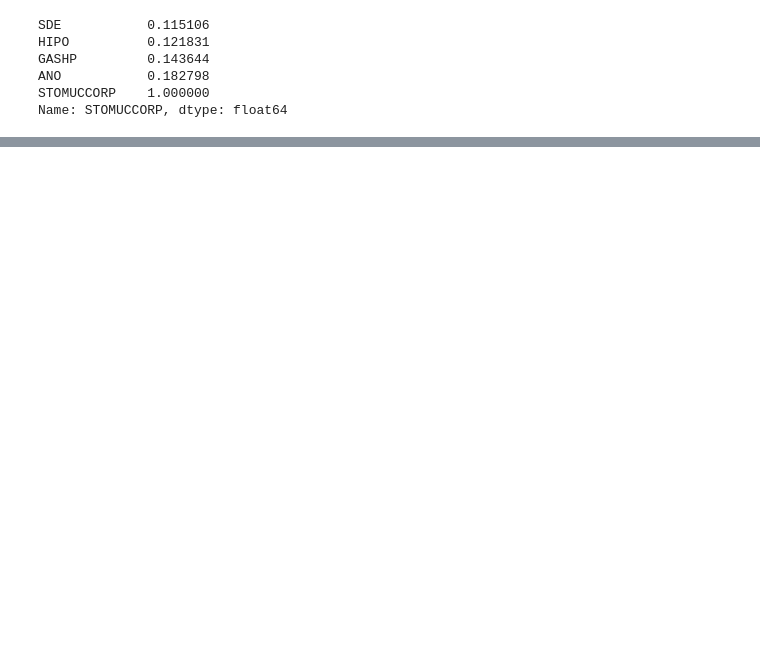
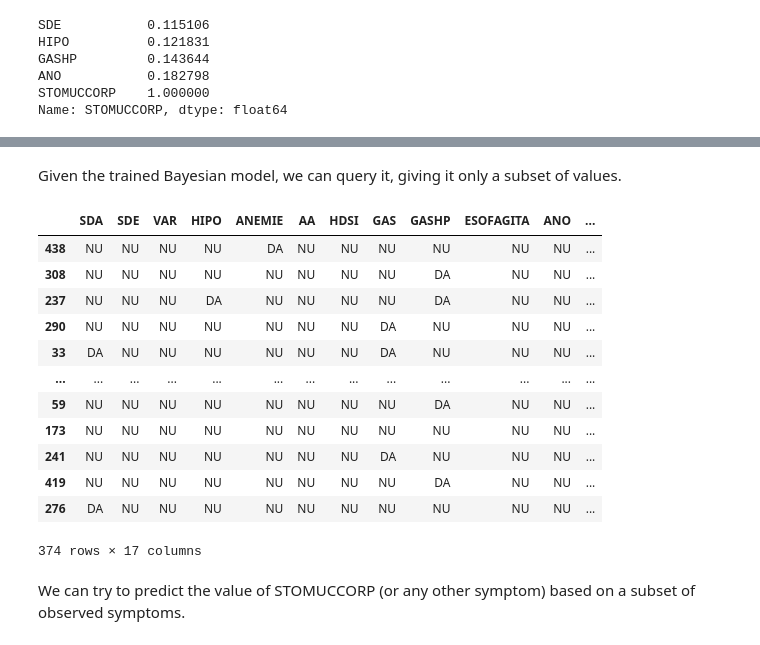
Before and after one commit to kyokeen/intelligent-systems-year3, a Jupyter notebook: A1/assignment1_task10_irina.ipynb, the cells around one changed output, grey strips where cells are left out. Saved outputs shown, nothing was run; the diff lists cells and outputs as text; code cells hidden in the pictures; blank space fills up the shorter version.

```diff
--- a/A1/assignment1_task10_irina.ipynb
+++ b/A1/assignment1_task10_irina.ipynb
@@ -330,0 +404,20 @@ model.plot()
+# %% [markdown]
+Given the trained Bayesian model, we can query it, giving it only a subset of values.
+# %%
+train
+# %% [output]
+|  | SDA | SDE | VAR | HIPO | ANEMIE | AA | HDSI | GAS | GASHP | ESOFAGITA | ANO | ... |
+| 438 | NU | NU | NU | NU | DA | NU | NU | NU | NU | NU | NU | ... |
+| 308 | NU | NU | NU | NU | NU | NU | NU | NU | DA | NU | NU | ... |
+| 237 | NU | NU | NU | DA | NU | NU | NU | NU | DA | NU | NU | ... |
+| 290 | NU | NU | NU | NU | NU | NU | NU | DA | NU | NU | NU | ... |
+| 33 | DA | NU | NU | NU | NU | NU | NU | DA | NU | NU | NU | ... |
+| ... | ... | ... | ... | ... | ... | ... | ... | ... | ... | ... | ... | ... |
+| 59 | NU | NU | NU | NU | NU | NU | NU | NU | DA | NU | NU | ... |
+| 173 | NU | NU | NU | NU | NU | NU | NU | NU | NU | NU | NU | ... |
+| 241 | NU | NU | NU | NU | NU | NU | NU | DA | NU | NU | NU | ... |
+| 419 | NU | NU | NU | NU | NU | NU | NU | NU | DA | NU | NU | ... |
+| 276 | DA | NU | NU | NU | NU | NU | NU | NU | NU | NU | NU | ... |
+374 rows × 17 columns
+# %% [markdown]
+We can try to predict the value of STOMUCCORP (or any other symptom) based on a subset of observed symptoms.
```
Also changed, not shown: parts of 52 cells of this notebook.
